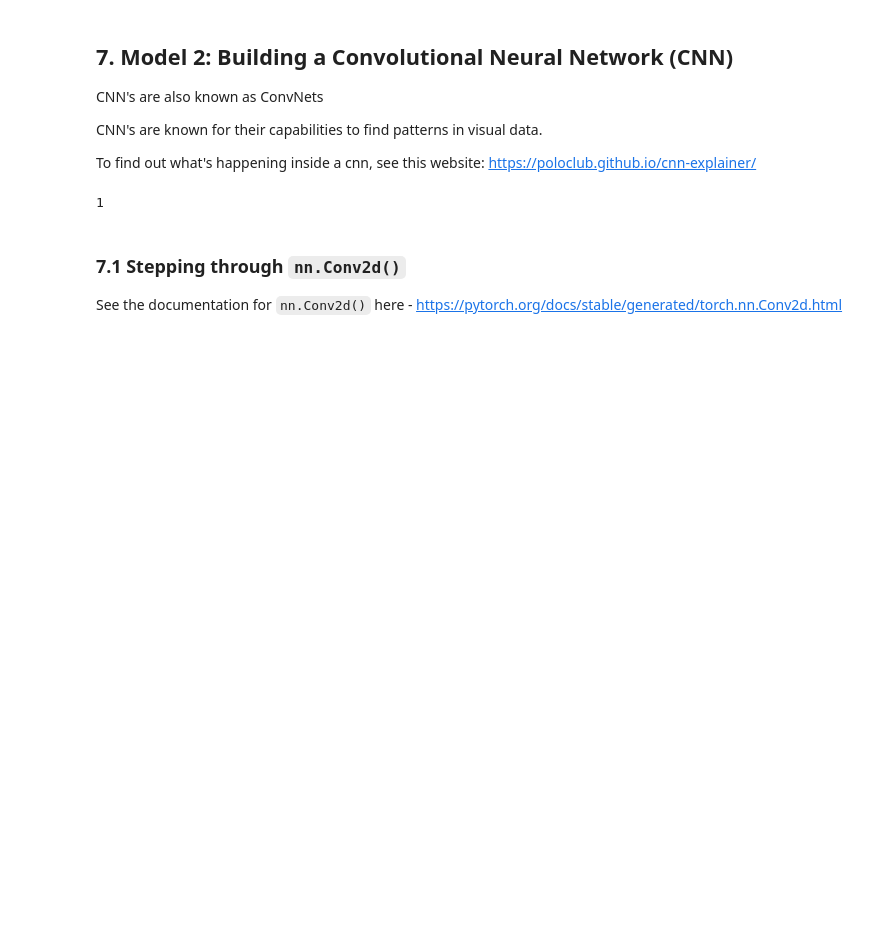
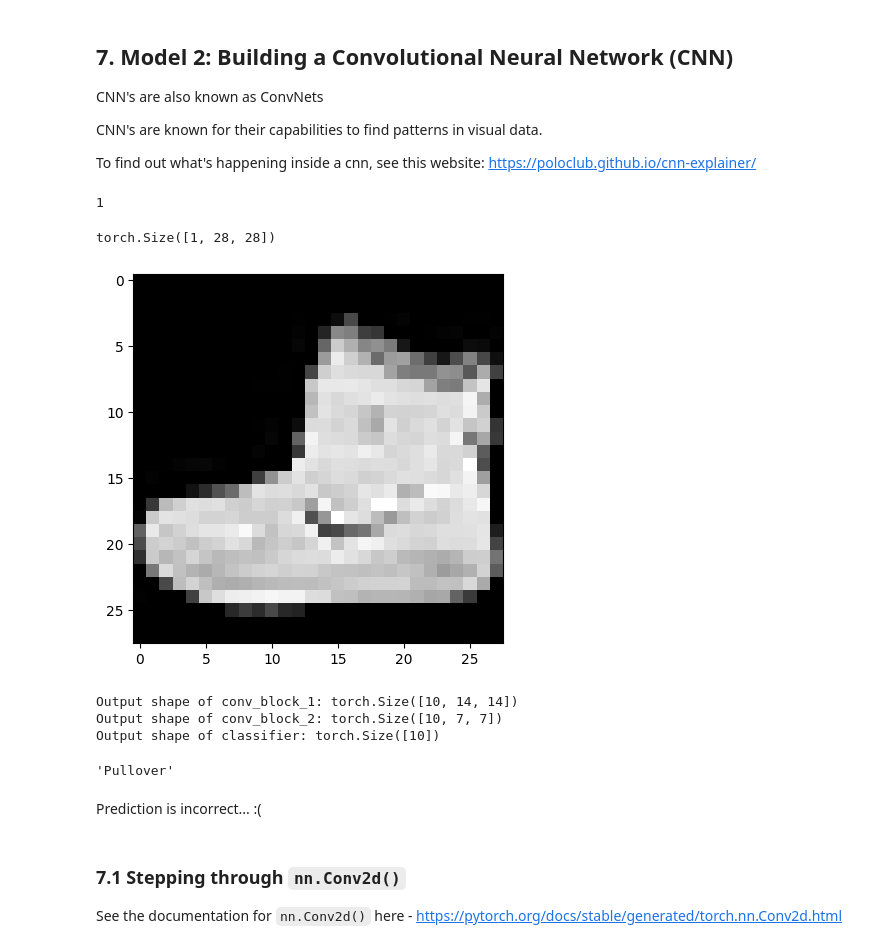
Before and after one commit to aRod209/pytorch-for-deep-learning, a Jupyter notebook: 03_pytorch_computer_vision_video.ipynb, the cells around one changed output. Drawn from its saved outputs; the diff is of its cells as text; code cells hidden in the pictures; blank space fills up the shorter version.

Commit message:
Find input and output shapes of layers

```diff
--- a/03_pytorch_computer_vision_video.ipynb
+++ b/03_pytorch_computer_vision_video.ipynb
@@ -886,6 +887,26 @@ torch.manual_seed(42)
 model_2 = FashionMNISTModelV2(input_shape=color_channels,
                               hidden_units=10, # Same as Tiny VGG
                               output_shape=len(class_names))
+# %%
+plt.imshow(image.squeeze(), cmap='gray');
+image.shape
+# %% [output]
+torch.Size([1, 28, 28])
+[figure, added]
+# %%
+prediction = model_2(image).to(device)
+# %% [output]
+Output shape of conv_block_1: torch.Size([10, 14, 14])
+Output shape of conv_block_2: torch.Size([10, 7, 7])
+Output shape of classifier: torch.Size([10])
+# %%
+# Display the prediction
+class_label = torch.argmax(prediction)
+class_names[class_label]
+# %% [output]
+'Pullover'
+# %% [markdown]
+Prediction is incorrect... :(
 # %% [markdown]
 ### 7.1 Stepping through `nn.Conv2d()`
 
```
Also changed, not shown: parts of 7 cells of this notebook.
